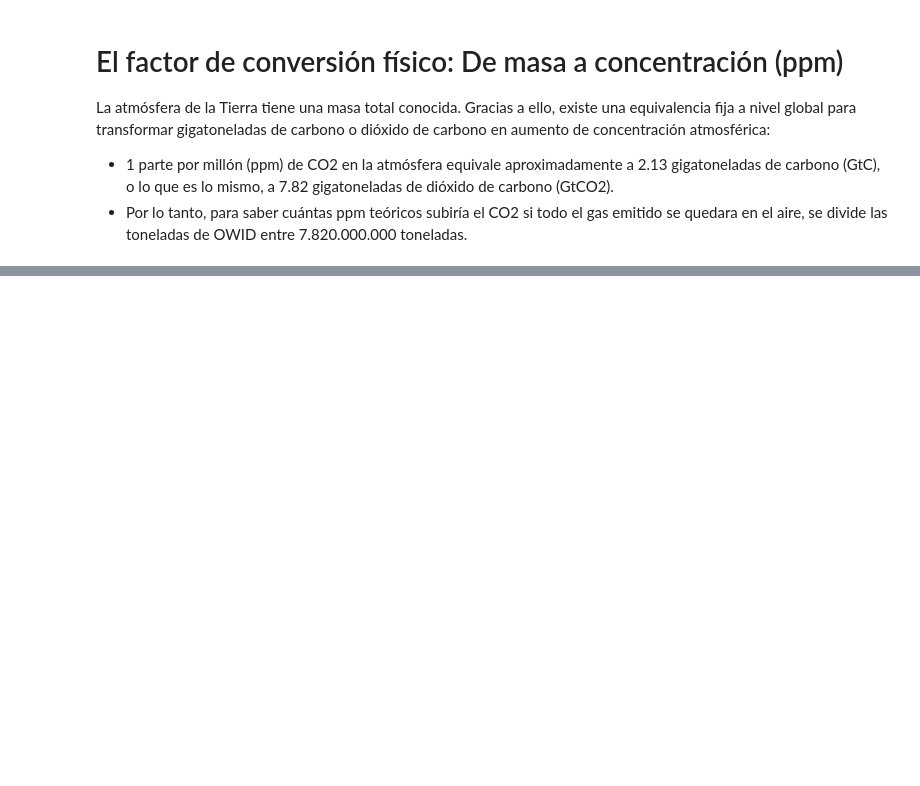
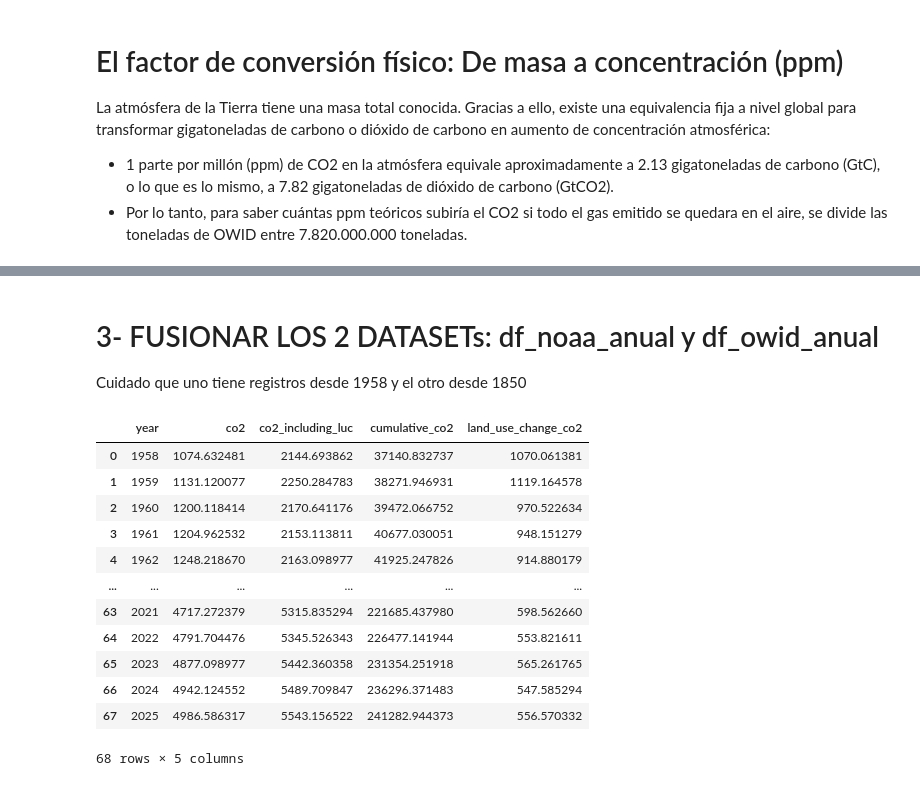
Before and after one commit to inakigallego/EDA-19-11-2026, a Jupyter notebook: 1-Tema, hipotesis y datasets.ipynb, the cells around one changed output, grey strips where cells are left out. Drawn from its saved outputs; the diff is of its cells as text; code cells hidden in the pictures; blank space fills up the shorter version.

```diff
--- a/1-Tema, hipotesis y datasets.ipynb
+++ b/1-Tema, hipotesis y datasets.ipynb
@@ -277 +319,22 @@ df5_mundial
 176 rows × 6 columns
+# %% [markdown]
+# 3- FUSIONAR LOS 2 DATASETs: df_noaa_anual y df_owid_anual
+Cuidado que uno tiene registros desde 1958 y el otro desde 1850
+# %%
+df_owid = df_owid_anual[df_owid_anual["year"] >= 1958].reset_index(drop=True)
+df_owid = df_owid.drop(columns=['country'])
+df_owid
+# %% [output]
+|  | year | co2 | co2_including_luc | cumulative_co2 | land_use_change_co2 |
+| 0 | 1958 | 1074.632481 | 2144.693862 | 37140.832737 | 1070.061381 |
+| 1 | 1959 | 1131.120077 | 2250.284783 | 38271.946931 | 1119.164578 |
+| 2 | 1960 | 1200.118414 | 2170.641176 | 39472.066752 | 970.522634 |
+| 3 | 1961 | 1204.962532 | 2153.113811 | 40677.030051 | 948.151279 |
+| 4 | 1962 | 1248.218670 | 2163.098977 | 41925.247826 | 914.880179 |
+| ... | ... | ... | ... | ... | ... |
+| 63 | 2021 | 4717.272379 | 5315.835294 | 221685.437980 | 598.562660 |
+| 64 | 2022 | 4791.704476 | 5345.526343 | 226477.141944 | 553.821611 |
+| 65 | 2023 | 4877.098977 | 5442.360358 | 231354.251918 | 565.261765 |
+| 66 | 2024 | 4942.124552 | 5489.709847 | 236296.371483 | 547.585294 |
+| 67 | 2025 | 4986.586317 | 5543.156522 | 241282.944373 | 556.570332 |
+68 rows × 5 columns
```
Also changed, not shown: parts of 13 cells of this notebook.
